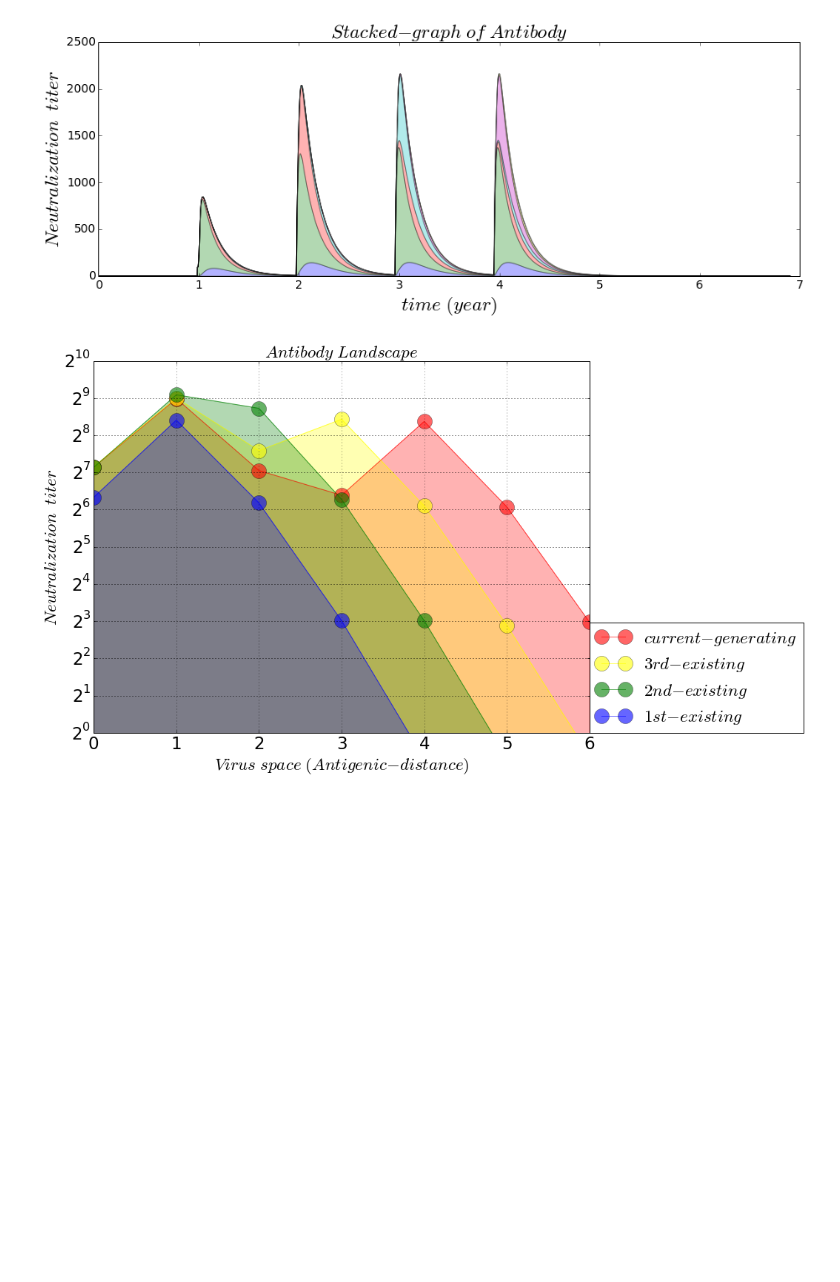
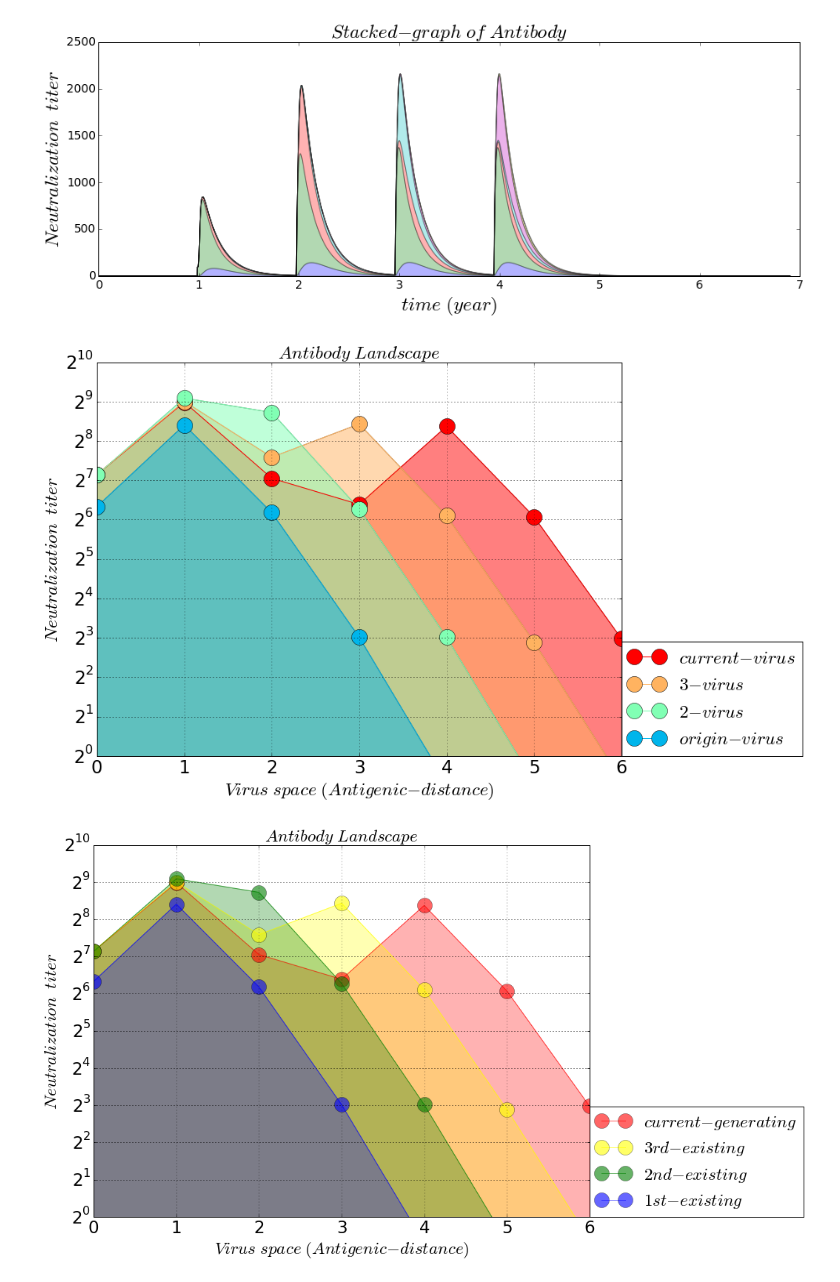
Before and after one commit to blab/antibody-response-pulse, a Jupyter notebook: bcell-array/code/Virus_Bcell_IgM_IgG_Infection.ipynb, the cells around one changed output. Cells and saved outputs as stored; diff of their text form; code cells hidden in the pictures; blank space fills up the shorter version.

Commit message:
landscape build up

```diff
--- a/bcell-array/code/Virus_Bcell_IgM_IgG_Infection.ipynb
+++ b/bcell-array/code/Virus_Bcell_IgM_IgG_Infection.ipynb
@@ -180,6 +180,7 @@ gG_array = np.zeros([totalPoint_X, totalPoint_T])
 actRateBg_1st = 0.0002/hour # activation rate of memory B-cell at 1st time (pre-)
 actRateBg_2nd = actRateBg_1st*10 # activation rate of memory B-cell at 2nd time (post-)
 origin_virus = int(1)
+current_virus = int(4)
 event_parameter = np.array([[actRateBg_1st,
                             actRateBg_2nd,
                             14*day,
@@ -190,7 +191,7 @@ event_parameter = np.array([[actRateBg_1st,
 # [viral population, starting time] ---first
 infection_period = 12*30*day
 viral_population = np.zeros(int(maxX + 1))
-viral_population[origin_virus:-2] = 3
+viral_population[origin_virus:current_virus + 1] = 3
 infection_starting_time = np.arange(int(maxX + 1))*infection_period
 event_1st = np.zeros([int(maxX + 1), 2])
 event_1st[:, 0] = viral_population
@@ -199,7 +200,7 @@ print ('event_1st = {:}'.format(event_1st))
 
 # [viral population, starting time] ---2nd]
 viral_population = np.zeros(int(maxX + 1))
-viral_population[origin_virus:-1] = 0
+viral_population[origin_virus:current_virus + 1] = 0
 infection_starting_time = np.arange(int(maxX + 1))*0
 event_2nd = np.zeros([int(maxX + 1), 2])
 event_2nd[:, 0] = viral_population
@@ -279,6 +280,46 @@ plt.yticks(fontsize = AlvaFontSize*0.6)
 plt.show()
 # %% [output]
 [figure]
+# %%
+# expected peak of the antibody response
+totalColor = current_virus - origin_virus + 1
+AlvaColor = [plt.get_cmap('rainbow')(float(i)/(totalColor)) for i in range(1, totalColor + 1)]
+
+sample_time = 60*day
+# plotting
+figure_name = '-landscape'
+figure_suffix = '.png'
+save_figure = os.path.join(dir_path, file_name + figure_name + file_suffix)
+
+numberingFig = numberingFig + 1
+plt.figure(numberingFig, figsize = (12, 9))
+for i in range(origin_virus, current_virus + 1):
+    detect_xn = current_virus + 1 - i
+    if detect_xn == origin_virus:
+        virus_label = '$ origin-virus $'
+    elif detect_xn == current_virus:
+        virus_label = '$ current-virus $'
+    else: virus_label = '$ {:}-virus $'.format(detect_xn)
+    detect_time = int(totalPoint_T/(maxT - minT)*(detect_xn*infection_period + sample_time))
+    plt.plot(gX, gM[:, detect_time] + gG[:, detect_time], marker = 'o', markersize = 20
+             , color = AlvaColor[detect_xn - origin_virus], label = virus_label)
+    plt.fill_between(gX, gM[:, detect_time] + gG[:, detect_time], facecolor = AlvaColor[detect_xn - origin_virus]
+                     , alpha = 0.5)
+
+plt.grid(True, which = 'both')
+plt.title(r'$ Antibody \ Landscape $', fontsize = AlvaFontSize)
+plt.xlabel(r'$ Virus \ space \ (Antigenic-distance) $', fontsize = AlvaFontSize)
+plt.ylabel(r'$ Neutralization \ \ titer $', fontsize = AlvaFontSize)
+plt.xlim([minX, maxX])
+plt.xticks(fontsize = AlvaFontSize)
+plt.yticks(fontsize = AlvaFontSize)
+plt.ylim([2**0, 2**10])
+plt.yscale('log', basey = 2)
+plt.legend(loc = (1,0), fontsize = AlvaFontSize)
+plt.savefig(save_figure, dpi = 100)
+plt.show()
+# %% [output]
+[figure, added]
 # %%
 # expected peak of the antibody response
 sample_time = 60*day
```
Also changed, not shown: 19 other files.
